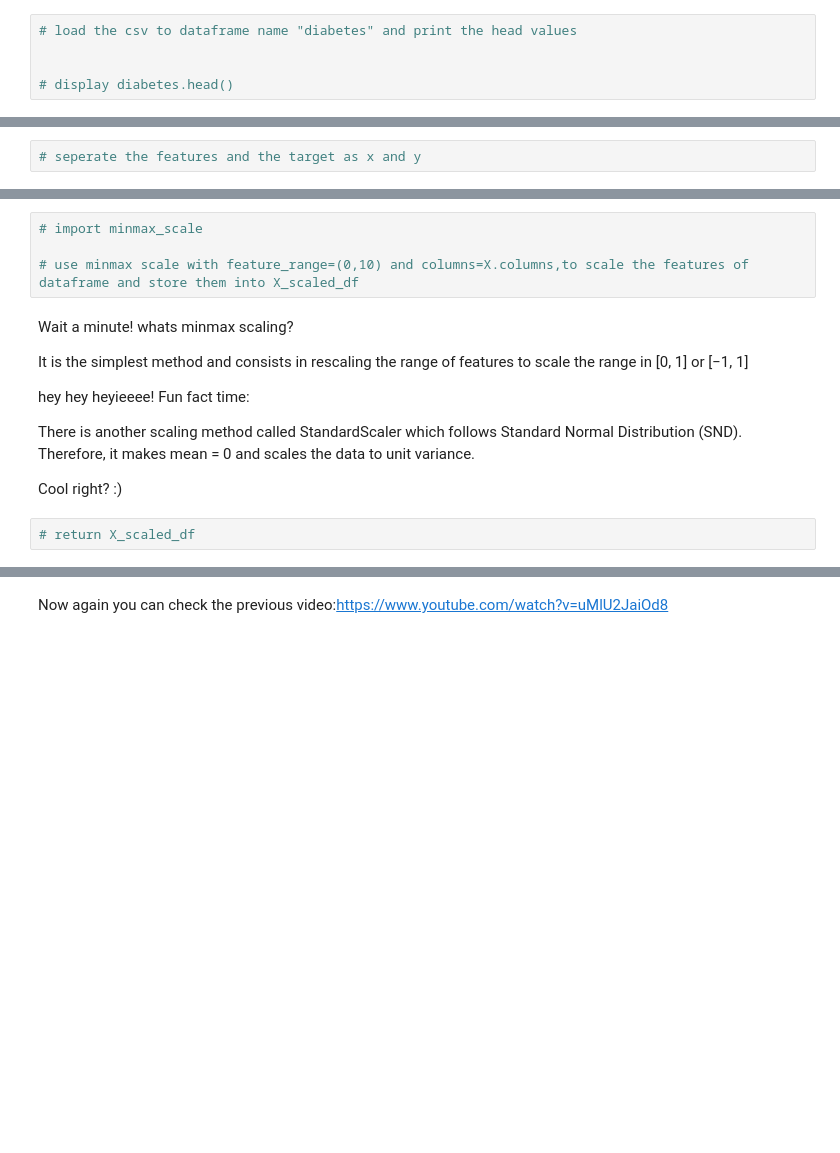
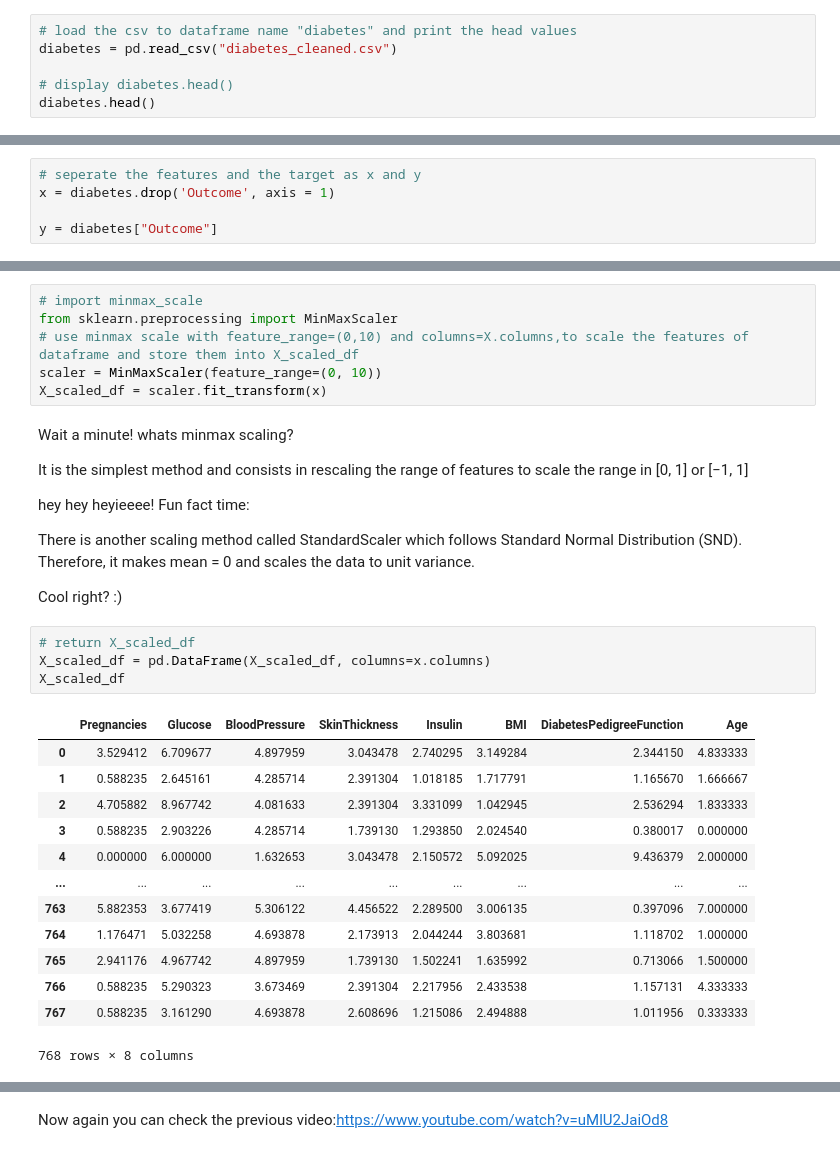
Before and after one commit to sureshmecad/CloudyML-AI-FOR-ALL, a Jupyter notebook: 8_Feature_Selection_CloudyML.ipynb, the cells around one changed output, grey strips where cells are left out. Saved outputs shown, nothing was run; the diff lists cells and outputs as text; blank space fills up the shorter version.

```diff
--- a/8_Feature_Selection_CloudyML.ipynb
+++ b/8_Feature_Selection_CloudyML.ipynb
@@ -220,5 +226,6 @@ Dataset used - diabetes_cleaned.csv
 # %%
 # load the csv to dataframe name "diabetes" and print the head values
-
+diabetes = pd.read_csv("diabetes_cleaned.csv")
 
 # display diabetes.head()
+diabetes.head()
@@ -225,5 +239,8 @@ Dataset used - diabetes_cleaned.csv
 # %%
 # seperate the features and the target as x and y
+x = diabetes.drop('Outcome', axis = 1)
+
+y = diabetes["Outcome"]
 # %% [markdown]
 If you have seen the video then Krish must have told you to use sklearn library to calculate variance threshold. But we will use var function to calculate our variance so that you understand the concept from base.
 # %%
@@ -236,8 +264,10 @@ Reference for minmax scaling: https://scikit-learn.org/stable/modules/generated/
 Lets use sklearn minmax scaler here.
 # %%
 # import minmax_scale
-
+from sklearn.preprocessing import MinMaxScaler
 # use minmax scale with feature_range=(0,10) and columns=X.columns,to scale the features of dataframe and store them into X_scaled_df
+scaler = MinMaxScaler(feature_range=(0, 10))
+X_scaled_df = scaler.fit_transform(x)
 # %% [markdown]
 
 Wait a minute! whats minmax scaling?
@@ -249,7 +279,23 @@ hey hey heyieeee! Fun fact time:
 There is another scaling method called StandardScaler which follows Standard Normal Distribution (SND). Therefore, it makes mean = 0 and scales the data to unit variance.
 
 Cool right? :)
-# %%
-# return X_scaled_df
+# %%
+# return X_scaled_df
+X_scaled_df = pd.DataFrame(X_scaled_df, columns=x.columns)
+X_scaled_df
+# %% [output]
+|  | Pregnancies | Glucose | BloodPressure | SkinThickness | Insulin | BMI | DiabetesPedigreeFunction | Age |
+| 0 | 3.529412 | 6.709677 | 4.897959 | 3.043478 | 2.740295 | 3.149284 | 2.344150 | 4.833333 |
+| 1 | 0.588235 | 2.645161 | 4.285714 | 2.391304 | 1.018185 | 1.717791 | 1.165670 | 1.666667 |
+| 2 | 4.705882 | 8.967742 | 4.081633 | 2.391304 | 3.331099 | 1.042945 | 2.536294 | 1.833333 |
+| 3 | 0.588235 | 2.903226 | 4.285714 | 1.739130 | 1.293850 | 2.024540 | 0.380017 | 0.000000 |
+| 4 | 0.000000 | 6.000000 | 1.632653 | 3.043478 | 2.150572 | 5.092025 | 9.436379 | 2.000000 |
+| ... | ... | ... | ... | ... | ... | ... | ... | ... |
+| 763 | 5.882353 | 3.677419 | 5.306122 | 4.456522 | 2.289500 | 3.006135 | 0.397096 | 7.000000 |
+| 764 | 1.176471 | 5.032258 | 4.693878 | 2.173913 | 2.044244 | 3.803681 | 1.118702 | 1.000000 |
+| 765 | 2.941176 | 4.967742 | 4.897959 | 1.739130 | 1.502241 | 1.635992 | 0.713066 | 1.500000 |
+| 766 | 0.588235 | 5.290323 | 3.673469 | 2.391304 | 2.217956 | 2.433538 | 1.157131 | 4.333333 |
+| 767 | 0.588235 | 3.161290 | 4.693878 | 2.608696 | 1.215086 | 2.494888 | 1.011956 | 0.333333 |
+768 rows × 8 columns
 # %%
 # Again return  the variance for X along the specified axis=0 to check the scales after using minmax scaler.
```
Also changed, not shown: parts of 17 cells of this notebook.
